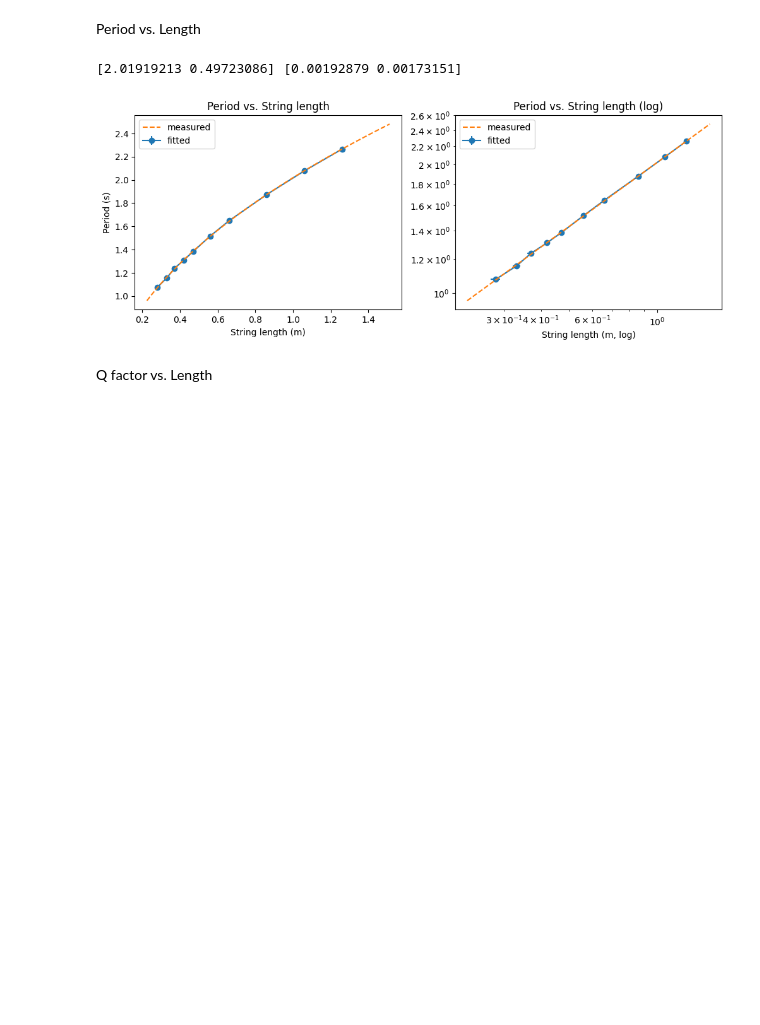
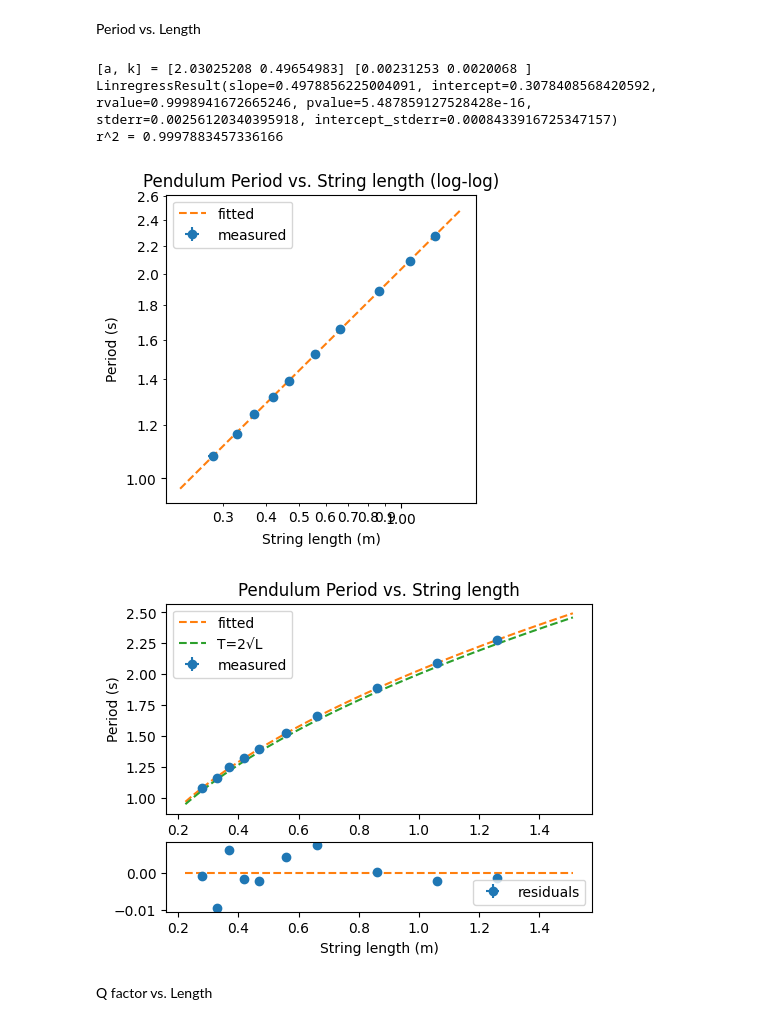
Before and after one commit to harry7557558/engsci-2t6, a Jupyter notebook: phy180-pendulum-lab/plot-angle-time-2.ipynb, the cells around one changed output. Drawn from its saved outputs; the diff is of its cells as text; code cells hidden in the pictures; blank space fills up the shorter version.

```diff
--- a/phy180-pendulum-lab/plot-angle-time-2.ipynb
+++ b/phy180-pendulum-lab/plot-angle-time-2.ipynb
@@ -63,7 +63,8 @@ def func(u, t):
         Cs = r**k
         dCs = k*r**(k-1) * fx/r
         fa -= ks * Cs * dCs
-        fa -= kd * dCs * np.dot(dCs, fv)
+        c = np.linalg.norm(fv) / 0.005
+        fa -= kd * dCs * c * np.dot(dCs, fv)
 
     return [vx, vy, vz, fvx, fvy, *a, *fa[:2]]
 
@@ -73,6 +74,7 @@ a0 = 20 * pi/180
 ts = np.arange(30*40) / 30
 xs = scipy.integrate.odeint(func,
     [l0*sin(a0), 0, -l0*cos(a0), 0, 0, 0, 0, 0, 0, 0], ts)
+xs = np.round(xs, 3)
 
 #plt.plot(xs[:, 0], xs[:, 2])
 #plt.plot(ts, np.hypot(xs[:, 0], xs[:, 2]))
@@ -245,35 +309,68 @@ Period vs. Length
 # %%
 def power_fun(x, a, k):
     return a * x**k
 
 params, popv = scipy.optimize.curve_fit(
     power_fun, ls, Ts,
     p0=(2, 0.5), sigma=Tes)
-print(params, popv.diagonal()**0.5)
+print("[a, k] =", params, popv.diagonal()**0.5)
 
 xp = np.linspace(0.8*ls[0], 1.2*ls[-1], 100)
 yp = power_fun(xp, *params)
 
-fig, (ax1, ax2) = plt.subplots(1, 2, figsize=(12, 4))
+## logarithmic scale plots
 
-ax1.set_title("Period vs. String length")
-ax1.set_xlabel("String length (m)")
-ax1.set_ylabel("Period (s)")
-ax1.errorbar(ls, Ts, xerr=les, yerr=Tes, fmt="o-", zorder=0)
-ax1.plot(xp, yp, "--")
-ax1.legend(["measured", "fitted"])
+fig, (ax2) = plt.subplots(1, 1, figsize=(4, 4))
 
-ax2.set_title("Period vs. String length (log)")
-ax2.set_xlabel("String length (m, log)")
+ax2.set_title("Pendulum Period vs. String length (log-log)")
+ax2.set_xlabel("String length (m)")
+ax2.set_ylabel("Period (s)")
 ax2.set_xscale("log")
 ax2.set_yscale("log")
-ax2.errorbar(ls, Ts, xerr=les, yerr=Tes, fmt="o-", zorder=0)
-ax2.plot(xp, yp, "--")
-ax2.legend(["measured", "fitted"])
+ax2.errorbar(ls, Ts, xerr=les, yerr=Tes, fmt="o", label="measured")
+ax2.plot(xp, yp, "--", label="fitted")
+ax2.legend()
+
+from scipy.stats import linregress
+linreg_params = linregress(np.log10(ls), np.log10(Ts))
+print(linreg_params)
+print("r^2 =", linreg_params.rvalue**2)
+
+# https://splunktool.com/how-to-remove-scientific-notation-on-a-matplotlib-loglog-plot
+import matplotlib.ticker as mticker
+formatter = mticker.ScalarFormatter()
+formatter.set_scientific(False)
+ax2.xaxis.set_major_formatter(formatter)
+ax2.xaxis.set_minor_formatter(formatter)
+ax2.yaxis.set_major_formatter(formatter)
+ax2.yaxis.set_minor_formatter(formatter)
 
 plt.show()
+
+## Linear plot with residual
+
+residual = Ts - power_fun(ls, *params)
+
+fig, (ax1, ax2) = plt.subplots(2, 1, gridspec_kw={'height_ratios': [3, 1]}, figsize=(5.5, 4))
+
+ax1.set_title("Pendulum Period vs. String length")
+ax2.set_xlabel("String length (m)")
+ax1.set_ylabel("Period (s)")
+
+ax1.errorbar(ls, Ts, xerr=les, yerr=Tes, fmt="o", label="measured")
+ax1.plot(xp, yp, "--", label="fitted")
+ax1.plot(xp, 2*xp**0.5, "--", label="T=2√L")
+ax1.legend()
+
+ax2.errorbar(ls, residual, xerr=les, yerr=Tes, fmt="o", label="residuals")
+ax2.plot(xp, yp-yp, "--")
+ax2.legend()
+plt.show()
 # %% [output]
-[2.01919213 0.49723086] [0.00192879 0.00173151]
+[a, k] = [2.03025208 0.49654983] [0.00231253 0.0020068 ]
+LinregressResult(slope=0.4978856225004091, intercept=0.3078408568420592, rvalue=0.9998941672665246, pvalue=5.487859127528428e-16, stderr=0.00256120340395918, intercept_stderr=0.0008433916725347157)
+r^2 = 0.9997883457336166
-[figure, old version]
+[figure, new version]
+[figure, added]
 # %% [markdown]
 Q factor vs. Length
```
Also changed, not shown: parts of 5 cells of this notebook, 11 other files.
